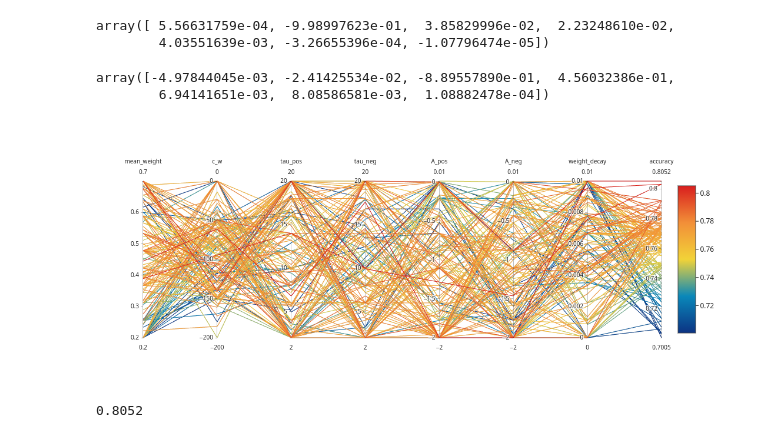
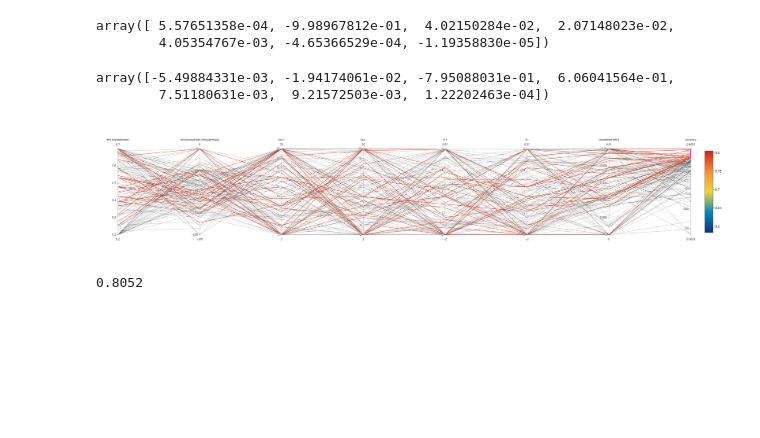
Before and after one commit to danielgafni/Bachelor, a Jupyter notebook: optimize_awsbatch/awsbatch_analysis.ipynb, the cells around one changed output. Drawn from its saved outputs; the diff is of its cells as text; code cells hidden in the pictures; blank space fills up the shorter version.

```diff
--- a/optimize_awsbatch/awsbatch_analysis.ipynb
+++ b/optimize_awsbatch/awsbatch_analysis.ipynb
@@ -26,7 +26,7 @@ layout = go.Layout(
     )
 )
 # %%
-names = ["1.npy", "2.npy", "3.npy"]
+names = ["1.npy", "2.npy", "3.npy", "4.npy"]
 
 scores = np.block([np.load(f"scores/{filename}") for filename in names])
 parameters = np.block([np.load(f"parameters/{filename}").T for filename in names]).T
@@ -41,5 +41,5 @@ parameters.shape
 # %%
-good = scores > 0.7
+good = scores > 0.5
 # %%
 # parameters = np.concatenate((parameters, scores.reshape(1, -1).T), axis=1)
 # %%
@@ -75,31 +75,31 @@ fig.update_layout(height=500, width=1000, legend_x=0, legend_y=1.2)
 # %%
 pca.components_[0]
 # %% [output]
-array([ 5.56631759e-04, -9.98997623e-01,  3.85829996e-02,  2.23248610e-02,
-        4.03551639e-03, -3.26655396e-04, -1.07796474e-05])
+array([ 5.57651358e-04, -9.98967812e-01,  4.02150284e-02,  2.07148023e-02,
+        4.05354767e-03, -4.65366529e-04, -1.19358830e-05])
 # %%
 pca.components_[1]
 # %% [output]
-array([-4.97844045e-03, -2.41425534e-02, -8.89557890e-01,  4.56032386e-01,
-        6.94141651e-03,  8.08586581e-03,  1.08882478e-04])
+array([-5.49884331e-03, -1.94174061e-02, -7.95088031e-01,  6.06041564e-01,
+        7.51180631e-03,  9.21572503e-03,  1.22202463e-04])
 # %%
-names = ["mean_weight", "c_w", "tau_pos", "tau_neg", "A_pos", "A_neg", "weight_decay"]
+names = ["вес нормировки", "начальный вес конкуренции", "tau +", "tau -", "A +", "A -", "снижение веса"]
 
 fig = go.Figure(data=
     go.Parcoords(
         line = dict(color = scores[good],
                    colorscale = 'portland',
                    showscale = True),
         dimensions = [
             dict(
                 label=names[i],
                 values = parameters[:, i][good], range=(parameters[:, i].min(), parameters[:, i].max())) for i in range(parameters.shape[1])
-        ] + [dict(label="accuracy", values=scores[good])]
+        ] + [dict(label="accuracy", values=scores[good], constraintrange=[0.78, max(scores)])]
     )
 )
-fig.show()
+fig.update_layout(height=500, width=1200)
 # %% [output]
-[figure, old version]
+[figure, new version]
 # %%
 scores.max()
 # %% [output]
```
Also changed, not shown: parts of 8 cells of this notebook, 5 other files.
